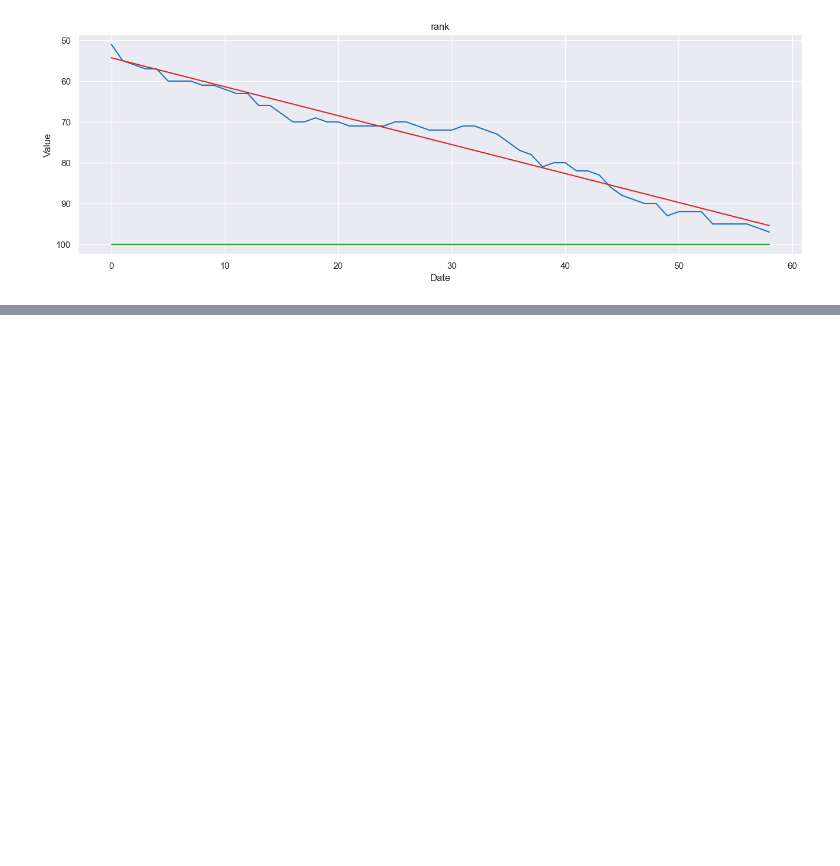
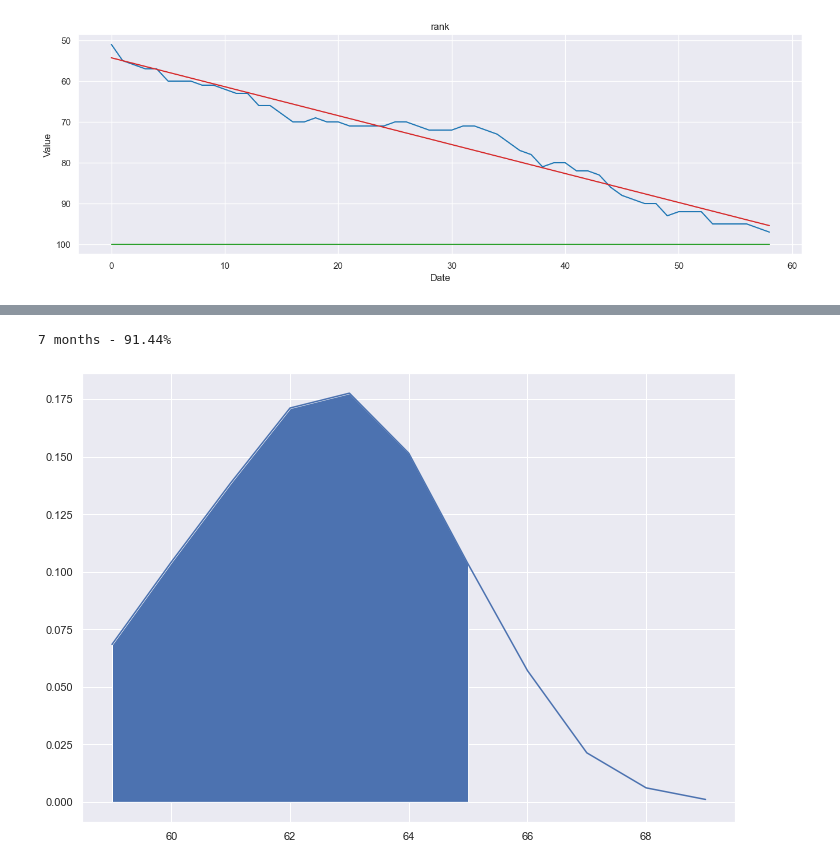
Before and after one commit to renato-scaroni/data_science_studies, a Jupyter notebook: bgg/bgg_history.ipynb, the cells around one changed output, grey strips where cells are left out. Saved outputs shown, nothing was run; the diff lists cells and outputs as text; code cells hidden in the pictures; blank space fills up the shorter version.

```diff
--- a/bgg/bgg_history.ipynb
+++ b/bgg/bgg_history.ipynb
@@ -194,0 +253,39 @@ plot_df(x=x1, y=Y_gen, y_reg=Y_reg1, title='Tigris & Euphrates Rank')
+# %%
+n = 100000
+gt_100 = {}
+for _ in tqdm(range(n)):
+    std_mean = std_trace.mean()
+    beta_mean = beta_trace.mean()
+    alpha_mean = alpha_trace.mean()
+    length = 70
+    x1 = np.arange(length)
+    mean_trace = alpha_mean + beta_mean * x1
+    normal_dist = pm.Normal.dist(0, sd=std_mean)
+    errors = normal_dist.random(size=length)
+    Y_gen = mean_trace + errors
+    Y_gen = np.concatenate((Y1, Y_gen[59:]))
+    try:
+        first_gt_100 = np.argwhere(Y_gen > 100)[0][0]
+    except:
+        continue
+    if not first_gt_100 in gt_100:
+        gt_100[first_gt_100] = 0
+    gt_100[first_gt_100] += 1
+# %%
+probs = [(k,(gt_100[k]/n)) for k in gt_100]
+probs.sort(key=lambda x: x[0])
+x = [x[0] for x in probs]
+y = [x[1] for x in probs]
+
+
+idx = 7
+
+print(f'{x[idx]-len(Y1)} months - {sum(y[:idx])*100:.2f}%')
+
+plt.fill_between(x[:idx],y[:idx])
+plt.legend = f'{x[idx]-len(Y1)} months - {sum(y[:idx])*100:.2f}%'
+plt.plot(x, y)
+plt.show()
+# %% [output]
+7 months - 91.44%
+[figure, added]
```
Also changed, not shown: parts of 13 cells of this notebook, 1 other file.
